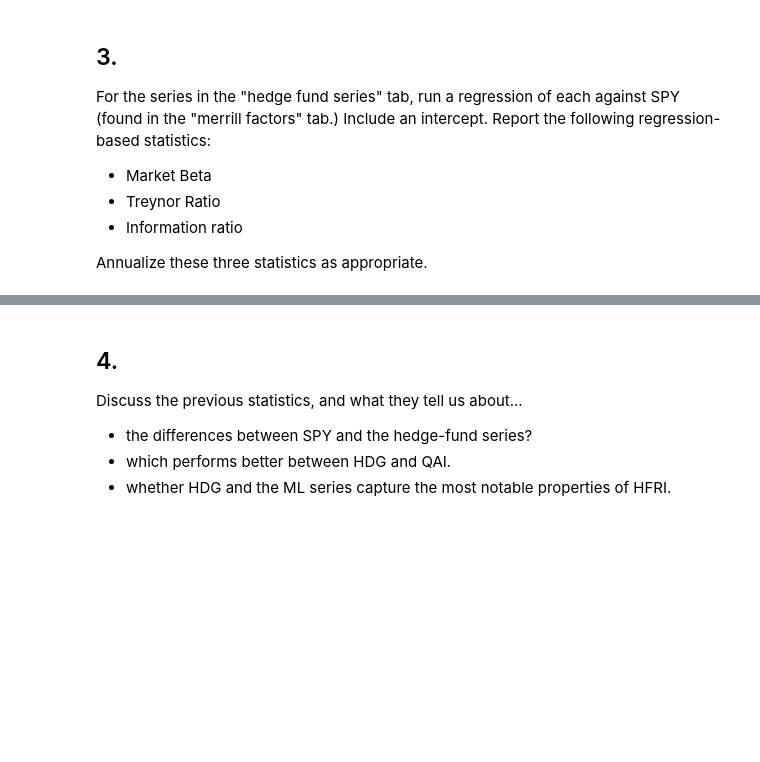
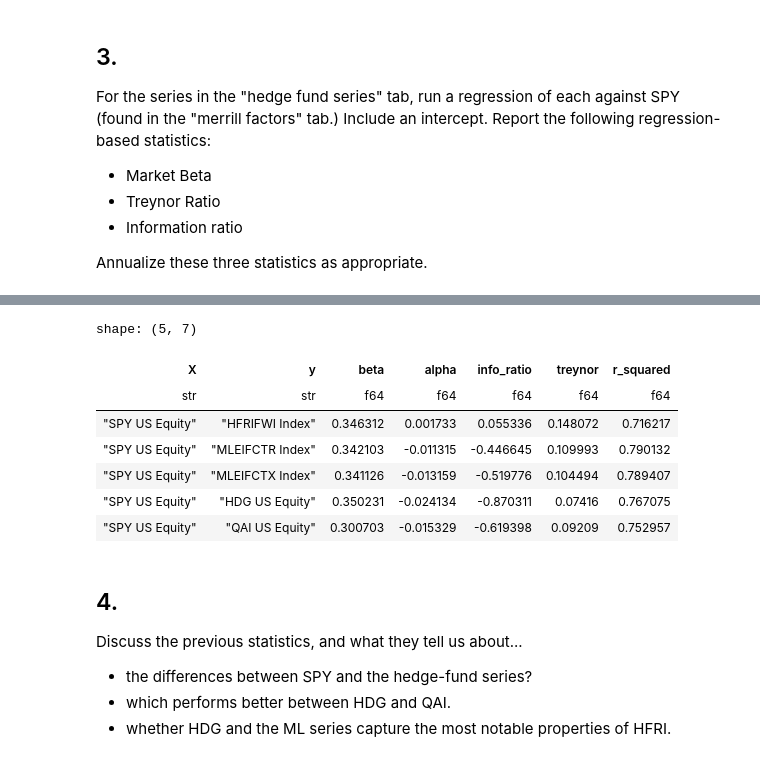
Before and after one commit to dafuzhu-uchi/finm-367, a Jupyter notebook: assignment/hw2/hw2_case.ipynb, the cells around one changed output, grey strips where cells are left out. Cells and saved outputs as stored; diff of their text form; code cells hidden in the pictures; blank space fills up the shorter version.

```diff
--- a/assignment/hw2/hw2_case.ipynb
+++ b/assignment/hw2/hw2_case.ipynb
@@ -354,3 +390,14 @@ Annualize these three statistics as appropriate.
+# %%
+calc_reg_metrics_batch(align_df, X="SPY US Equity", y_cols=monthly_ret.columns, freq=12)
+# %% [output]
+shape: (5, 7)
+| X | y | beta | alpha | info_ratio | treynor | r_squared |
+| str | str | f64 | f64 | f64 | f64 | f64 |
+| "SPY US Equity" | "HFRIFWI Index" | 0.346312 | 0.001733 | 0.055336 | 0.148072 | 0.716217 |
+| "SPY US Equity" | "MLEIFCTR Index" | 0.342103 | -0.011315 | -0.446645 | 0.109993 | 0.790132 |
+| "SPY US Equity" | "MLEIFCTX Index" | 0.341126 | -0.013159 | -0.519776 | 0.104494 | 0.789407 |
+| "SPY US Equity" | "HDG US Equity" | 0.350231 | -0.024134 | -0.870311 | 0.07416 | 0.767075 |
+| "SPY US Equity" | "QAI US Equity" | 0.300703 | -0.015329 | -0.619398 | 0.09209 | 0.752957 |
 # %% [markdown]
 ## 4.
 
```
Also changed, not shown: parts of 15 cells of this notebook, 6 other files.
